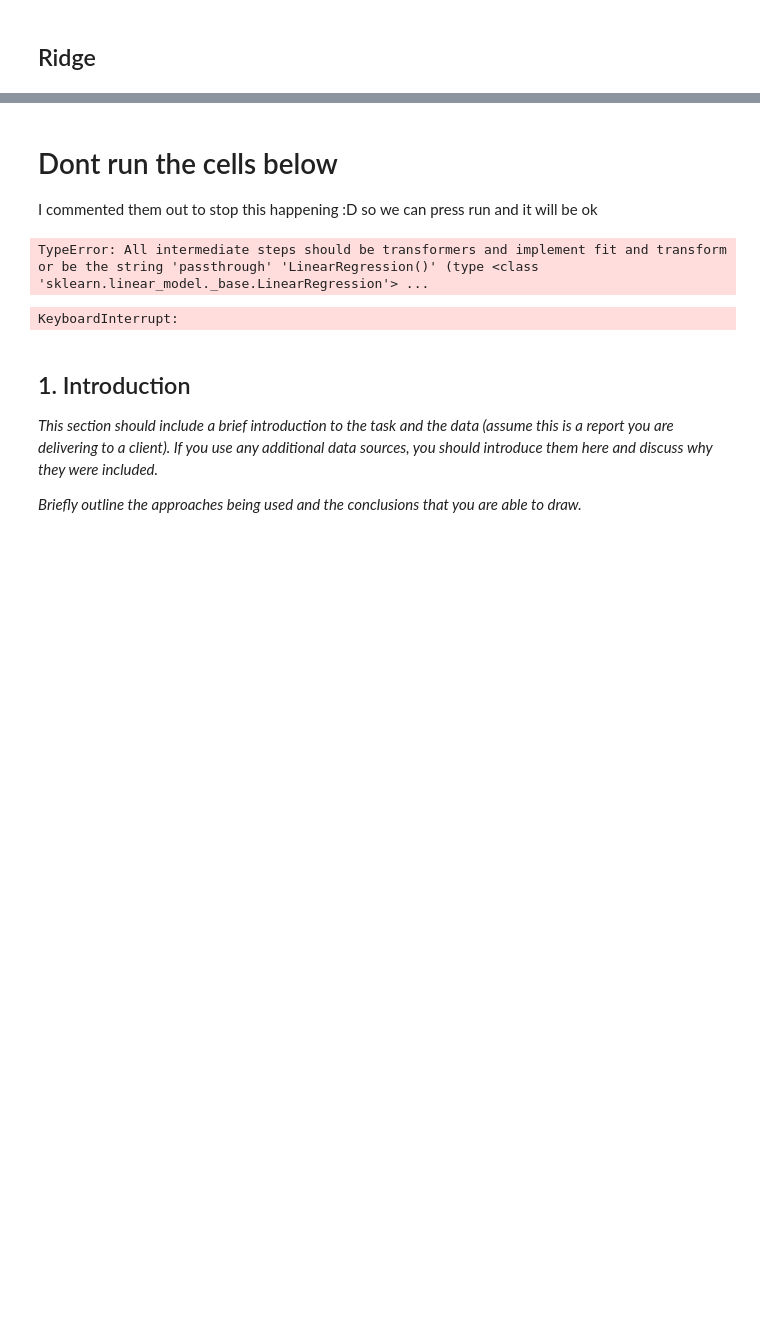
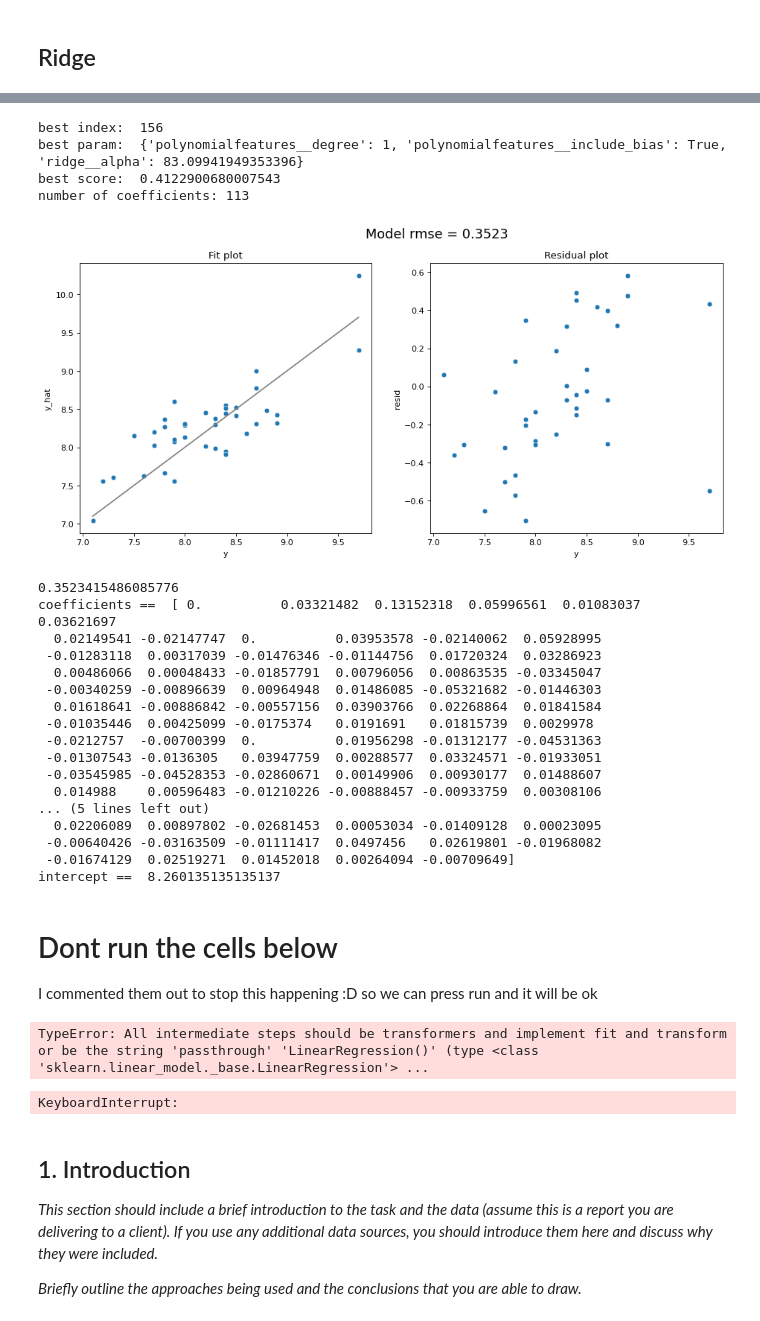
Before and after one commit to s2133934/ML_python_project1, a Jupyter notebook: project1.ipynb, the cells around one changed output, grey strips where cells are left out. Drawn from its saved outputs; the diff is of its cells as text; code cells hidden in the pictures; blank space fills up the shorter version.

```diff
--- a/project1.ipynb
+++ b/project1.ipynb
@@ -611,3 +632,28 @@ intercept ==  8.260135135135137
+# %%
+run_ridge_(kk)
+# %% [output]
+best index:  156
+best param:  {'polynomialfeatures__degree': 1, 'polynomialfeatures__include_bias': True, 'ridge__alpha': 83.09941949353396}
+best score:  0.4122900680007543
+number of coefficients: 113
+[figure, added]
+0.3523415486085776
+coefficients ==  [ 0.          0.03321482  0.13152318  0.05996561  0.01083037  0.03621697
+  0.02149541 -0.02147747  0.          0.03953578 -0.02140062  0.05928995
+ -0.01283118  0.00317039 -0.01476346 -0.01144756  0.01720324  0.03286923
+  0.00486066  0.00048433 -0.01857791  0.00796056  0.00863535 -0.03345047
+ -0.00340259 -0.00896639  0.00964948  0.01486085 -0.05321682 -0.01446303
+  0.01618641 -0.00886842 -0.00557156  0.03903766  0.02268864  0.01841584
+ -0.01035446  0.00425099 -0.0175374   0.0191691   0.01815739  0.0029978
+ -0.0212757  -0.00700399  0.          0.01956298 -0.01312177 -0.04531363
+ -0.01307543 -0.0136305   0.03947759  0.00288577  0.03324571 -0.01933051
+ -0.03545985 -0.04528353 -0.02860671  0.00149906  0.00930177  0.01488607
+  0.014988    0.00596483 -0.01210226 -0.00888457 -0.00933759  0.00308106
+... (5 lines left out)
+  0.02206089  0.00897802 -0.02681453  0.00053034 -0.01409128  0.00023095
+ -0.00640426 -0.03163509 -0.01111417  0.0497456   0.02619801 -0.01968082
+ -0.01674129  0.02519271  0.01452018  0.00264094 -0.00709649]
+intercept ==  8.260135135135137
 # %% [markdown]
 # Dont run the cells below
 I commented them out to stop this happening :D so we can press run and it will be ok
```
Also changed, not shown: parts of 16 cells of this notebook.
